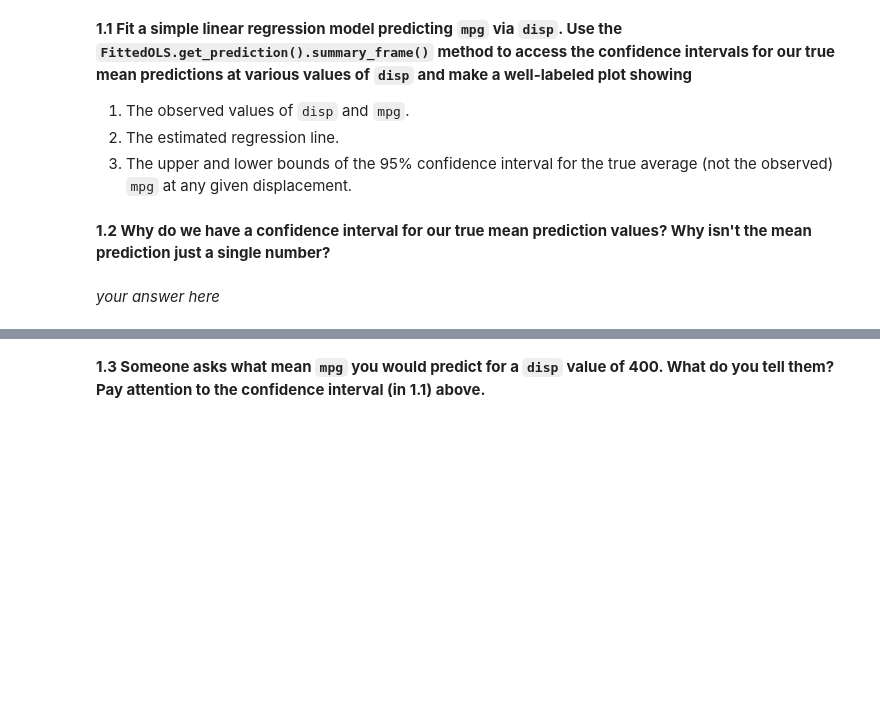
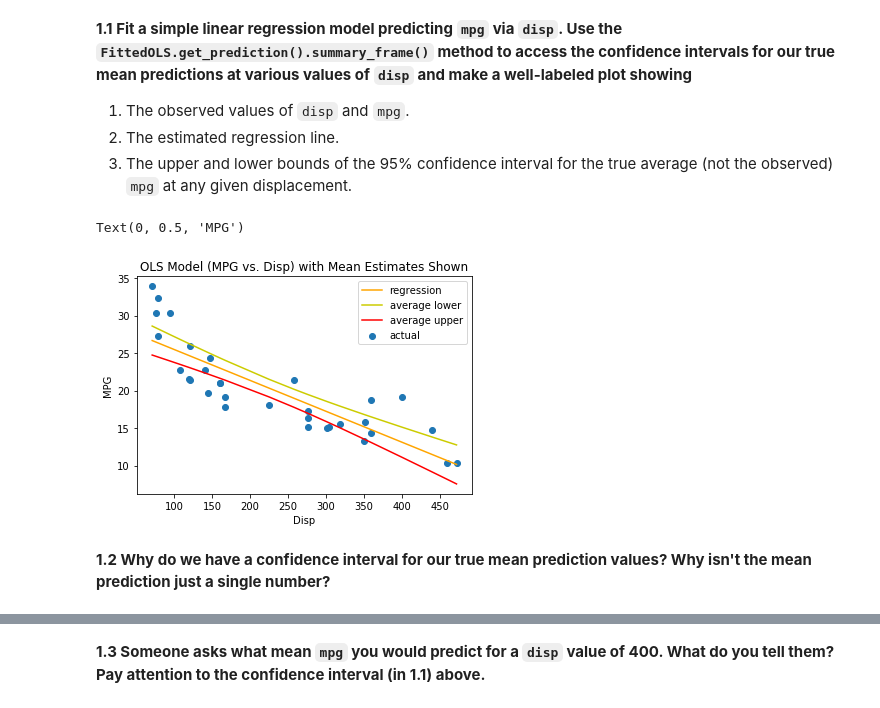
Before and after one commit to katiegrosch/2019-CS109A, a Jupyter notebook: content/homeworks/cs109a_hw2_209/ac209a_hw2/ac209a_hw2.ipynb, the cells around one changed output, grey strips where cells are left out. Cells and saved outputs as stored; diff of their text form; code cells hidden in the pictures; blank space fills up the shorter version.

```diff
--- a/content/homeworks/cs109a_hw2_209/ac209a_hw2/ac209a_hw2.ipynb
+++ b/content/homeworks/cs109a_hw2_209/ac209a_hw2/ac209a_hw2.ipynb
@@ -71,10 +71,11 @@ df.head()
 | 3 | Hornet 4 Drive | 21.4 | 6 | 258.0 | 110 | 3.08 | 3.215 | 19.44 | 1 | 0 | 3 | ... |
 | 4 | Hornet Sportabout | 18.7 | 8 | 360.0 | 175 | 3.15 | 3.440 | 17.02 | 0 | 0 | 3 | ... |
 # %%
+df = df.sort_values(by='disp')
 y = df[['mpg']].values
 X = df[['cyl','disp','hp','wt','qsec']]
 
-
+X = X['disp']
 X = sm.add_constant(X)
 # %% [markdown]
 ----
@@ -107,4 +106,18 @@ X = sm.add_constant(X)
+# %%
+model = OLS(y, X)
+results = model.fit()
+pred = results.get_prediction(X)
+summary = pred.summary_frame()
+plt.scatter(X['disp'].values, y)
+plt.plot(X['disp'], results.predict(X), color='orange')
+plt.plot(X['disp'], summary['mean_ci_upper'], color='#cccc00')
+plt.plot(X['disp'], summary['mean_ci_lower'], color='red')
+plt.legend(['regression', 'average lower', 'average upper', 'actual'])
+plt.title('OLS Model (MPG vs. Disp) with Mean Estimates Shown')
+plt.xlabel('Disp')
+plt.ylabel('MPG')
+# %% [output]
+Text(0, 0.5, 'MPG')
+[figure, added]
 # %% [markdown]
 **1.2 Why do we have a confidence interval for our true mean prediction values?  Why isn't the mean prediction just a single number?**
-# %% [markdown]
-*your answer here*
```
Also changed, not shown: parts of 15 cells of this notebook, 1 other file.
